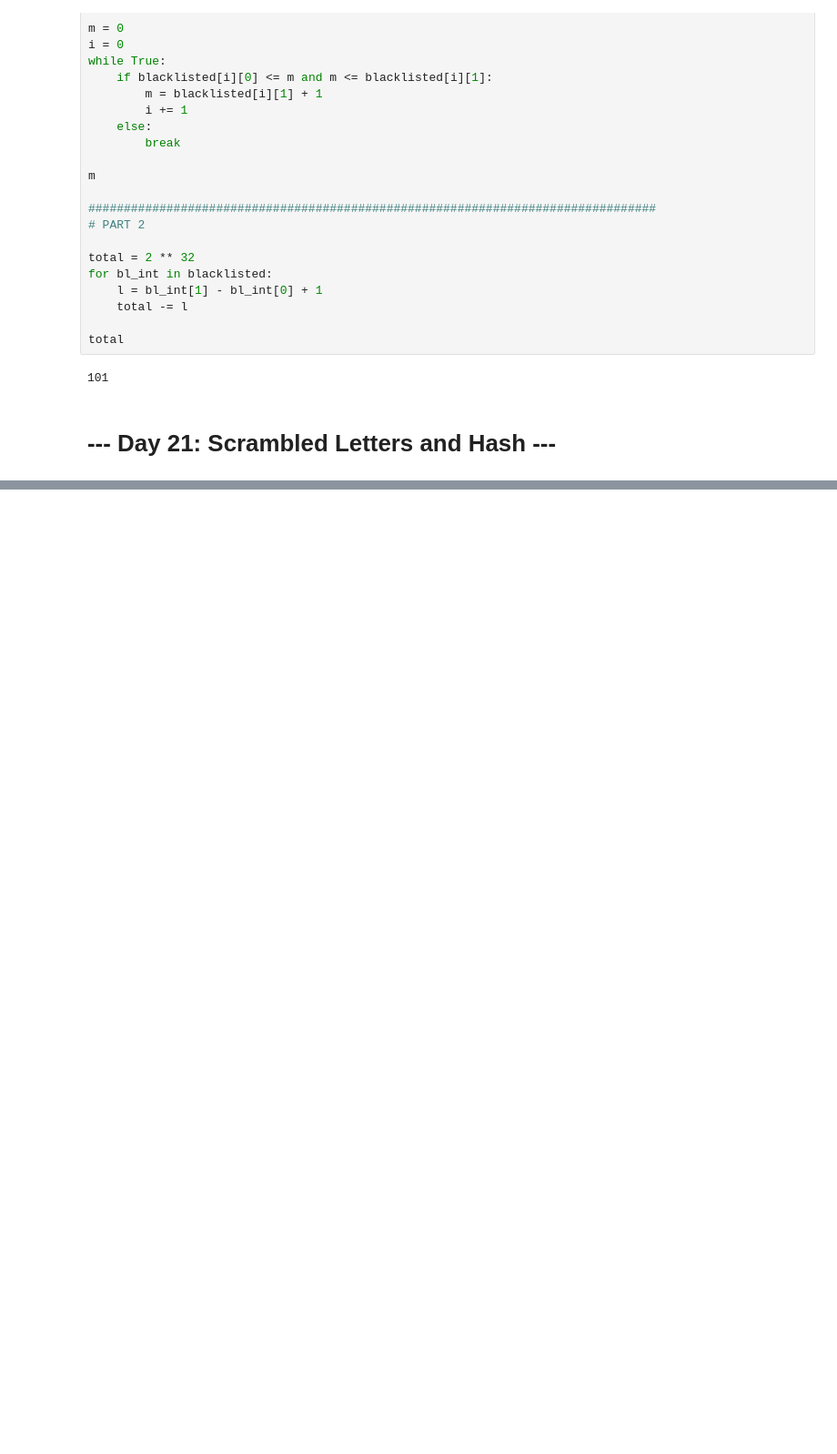
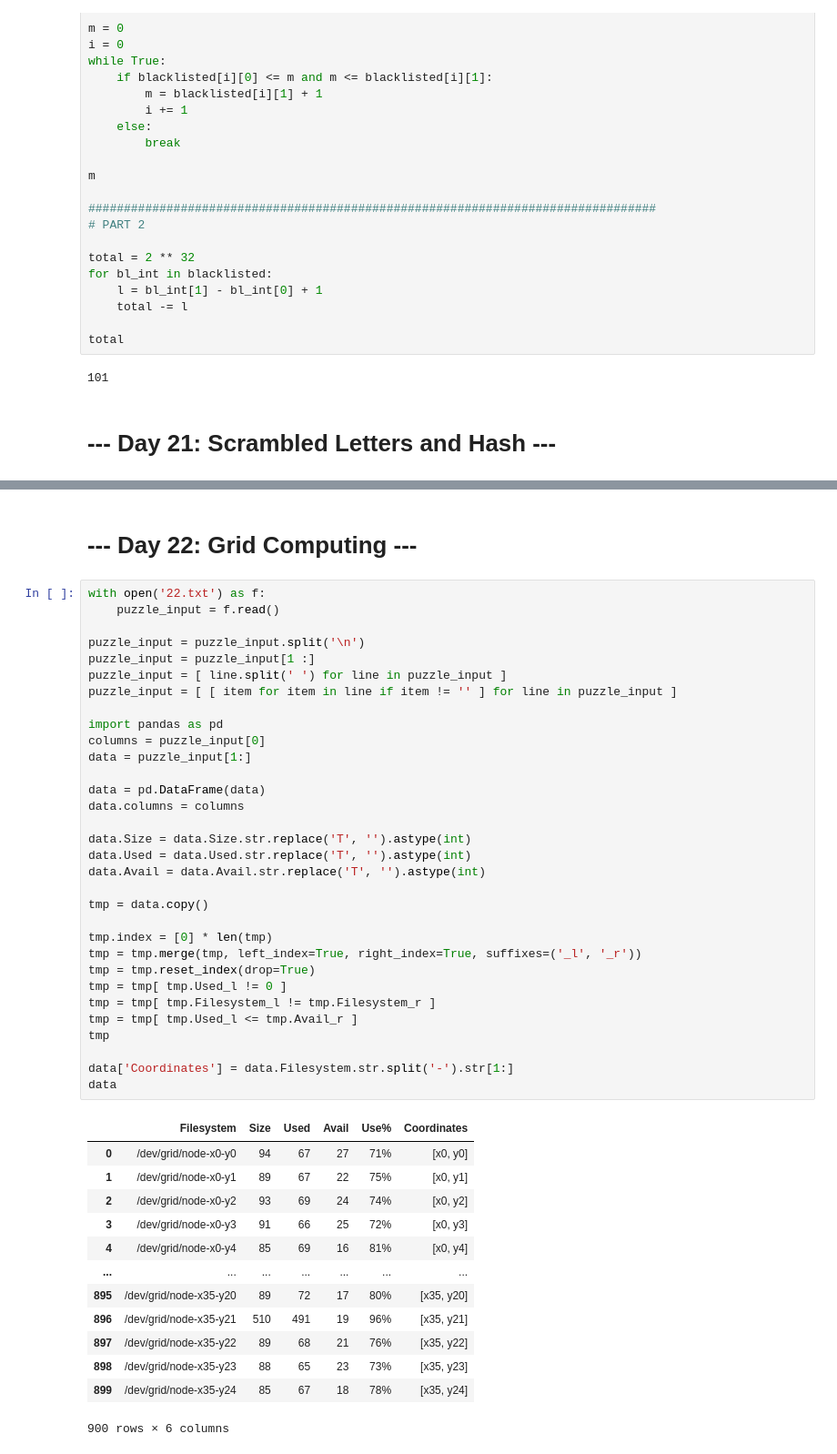
Before and after one commit to Anthei0774/Advent-of-Code, a Jupyter notebook: 2016_solutions.ipynb, the cells around one changed output, grey strips where cells are left out. Shown at 91% size. Saved outputs shown, nothing was run; the diff lists cells and outputs as text; blank space fills up the shorter version.

```diff
--- a/2016_solutions.ipynb
+++ b/2016_solutions.ipynb
@@ -1758,0 +1911,48 @@ total
+# %% [markdown]
+# --- Day 22: Grid Computing ---
+# %%
+with open('22.txt') as f:
+    puzzle_input = f.read()
+
+puzzle_input = puzzle_input.split('\n')
+puzzle_input = puzzle_input[1 :]
+puzzle_input = [ line.split(' ') for line in puzzle_input ]
+puzzle_input = [ [ item for item in line if item != '' ] for line in puzzle_input ]
+
+import pandas as pd
+columns = puzzle_input[0]
+data = puzzle_input[1:]
+
+data = pd.DataFrame(data)
+data.columns = columns
+
+data.Size = data.Size.str.replace('T', '').astype(int)
+data.Used = data.Used.str.replace('T', '').astype(int)
+data.Avail = data.Avail.str.replace('T', '').astype(int)
+
+tmp = data.copy()
+
+tmp.index = [0] * len(tmp)
+tmp = tmp.merge(tmp, left_index=True, right_index=True, suffixes=('_l', '_r'))
+tmp = tmp.reset_index(drop=True)
+tmp = tmp[ tmp.Used_l != 0 ]
+tmp = tmp[ tmp.Filesystem_l != tmp.Filesystem_r ]
+tmp = tmp[ tmp.Used_l <= tmp.Avail_r ]
+tmp
+
+data['Coordinates'] = data.Filesystem.str.split('-').str[1:]
+data
+# %% [output]
+|  | Filesystem | Size | Used | Avail | Use% | Coordinates |
+| 0 | /dev/grid/node-x0-y0 | 94 | 67 | 27 | 71% | [x0, y0] |
+| 1 | /dev/grid/node-x0-y1 | 89 | 67 | 22 | 75% | [x0, y1] |
+| 2 | /dev/grid/node-x0-y2 | 93 | 69 | 24 | 74% | [x0, y2] |
+| 3 | /dev/grid/node-x0-y3 | 91 | 66 | 25 | 72% | [x0, y3] |
+| 4 | /dev/grid/node-x0-y4 | 85 | 69 | 16 | 81% | [x0, y4] |
+| ... | ... | ... | ... | ... | ... | ... |
+| 895 | /dev/grid/node-x35-y20 | 89 | 72 | 17 | 80% | [x35, y20] |
+| 896 | /dev/grid/node-x35-y21 | 510 | 491 | 19 | 96% | [x35, y21] |
+| 897 | /dev/grid/node-x35-y22 | 89 | 68 | 21 | 76% | [x35, y22] |
+| 898 | /dev/grid/node-x35-y23 | 88 | 65 | 23 | 73% | [x35, y23] |
+| 899 | /dev/grid/node-x35-y24 | 85 | 67 | 18 | 78% | [x35, y24] |
+900 rows × 6 columns
```
Also changed, not shown: parts of 3 cells of this notebook.
